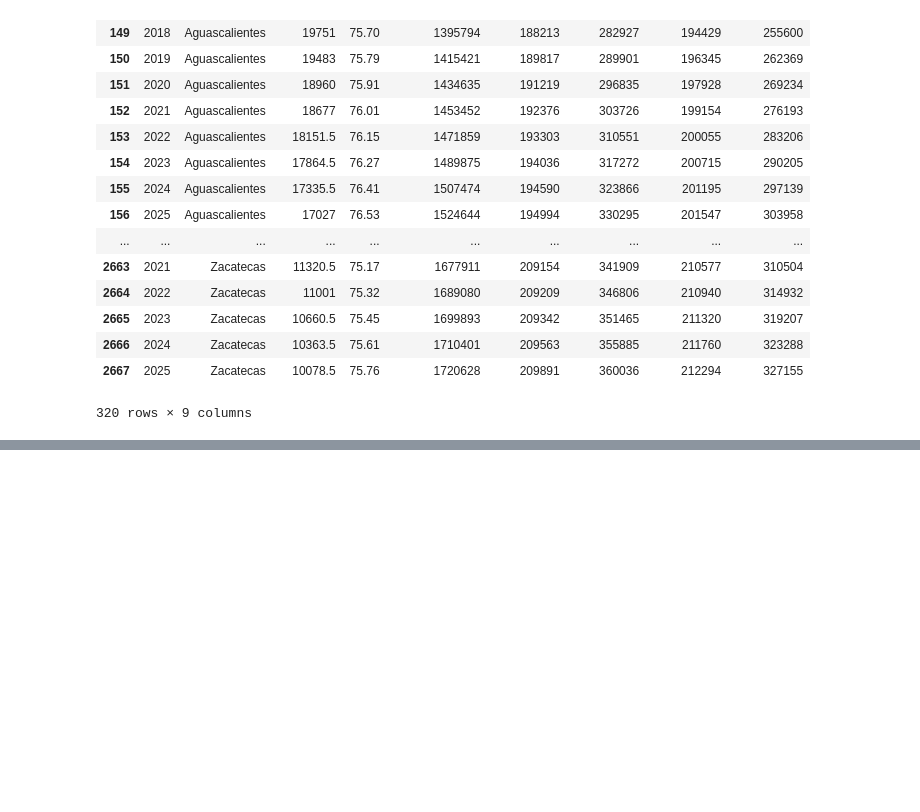
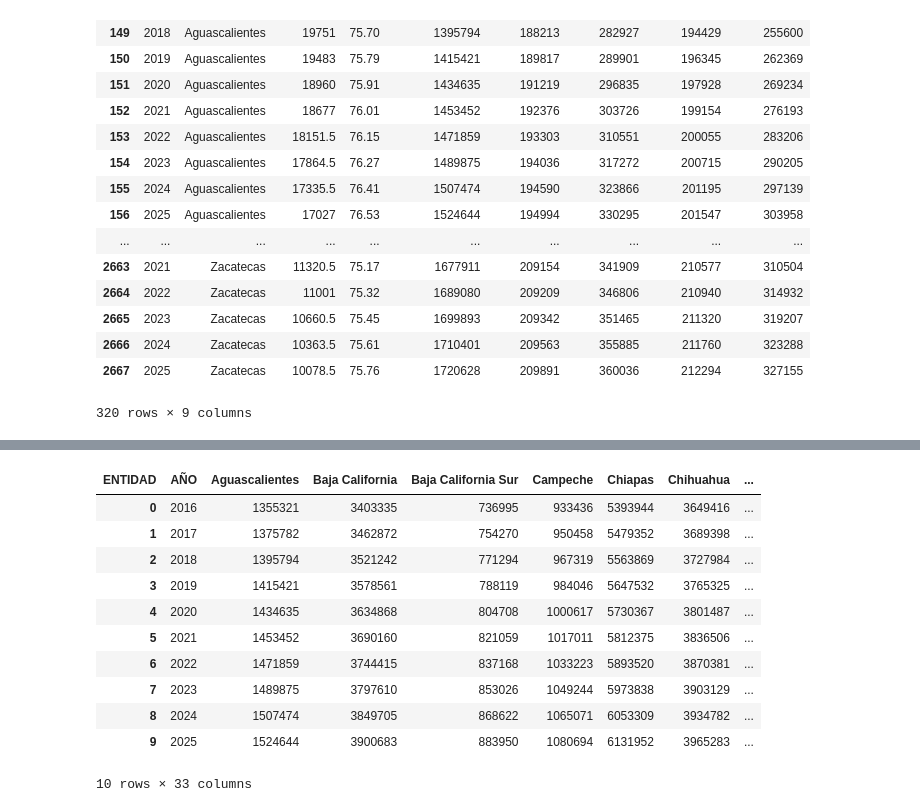
Before and after one commit to tezcahernandez/tsolutions, a Jupyter notebook: Conapo.ipynb, the cells around one changed output, grey strips where cells are left out. Drawn from its saved outputs; the diff is of its cells as text; code cells hidden in the pictures; blank space fills up the shorter version.

```diff
--- a/Conapo.ipynb
+++ b/Conapo.ipynb
@@ -59,0 +74,18 @@ proytl2
+# %%
+xd = proytl2.loc[:,["AÑO", "ENTIDAD", "POB_MIT_AÑO"]]
+xd = xd.pivot(index='ENTIDAD', columns='AÑO', values='POB_MIT_AÑO').T
+xd = xd.reset_index()
+xd
+# %% [output]
+| ENTIDAD | AÑO | Aguascalientes | Baja California | Baja California Sur | Campeche | Chiapas | Chihuahua | ... |
+| 0 | 2016 | 1355321 | 3403335 | 736995 | 933436 | 5393944 | 3649416 | ... |
+| 1 | 2017 | 1375782 | 3462872 | 754270 | 950458 | 5479352 | 3689398 | ... |
+| 2 | 2018 | 1395794 | 3521242 | 771294 | 967319 | 5563869 | 3727984 | ... |
+| 3 | 2019 | 1415421 | 3578561 | 788119 | 984046 | 5647532 | 3765325 | ... |
+| 4 | 2020 | 1434635 | 3634868 | 804708 | 1000617 | 5730367 | 3801487 | ... |
+| 5 | 2021 | 1453452 | 3690160 | 821059 | 1017011 | 5812375 | 3836506 | ... |
+| 6 | 2022 | 1471859 | 3744415 | 837168 | 1033223 | 5893520 | 3870381 | ... |
+| 7 | 2023 | 1489875 | 3797610 | 853026 | 1049244 | 5973838 | 3903129 | ... |
+| 8 | 2024 | 1507474 | 3849705 | 868622 | 1065071 | 6053309 | 3934782 | ... |
+| 9 | 2025 | 1524644 | 3900683 | 883950 | 1080694 | 6131952 | 3965283 | ... |
+10 rows × 33 columns
```
Also changed, not shown: parts of 9 cells of this notebook.
